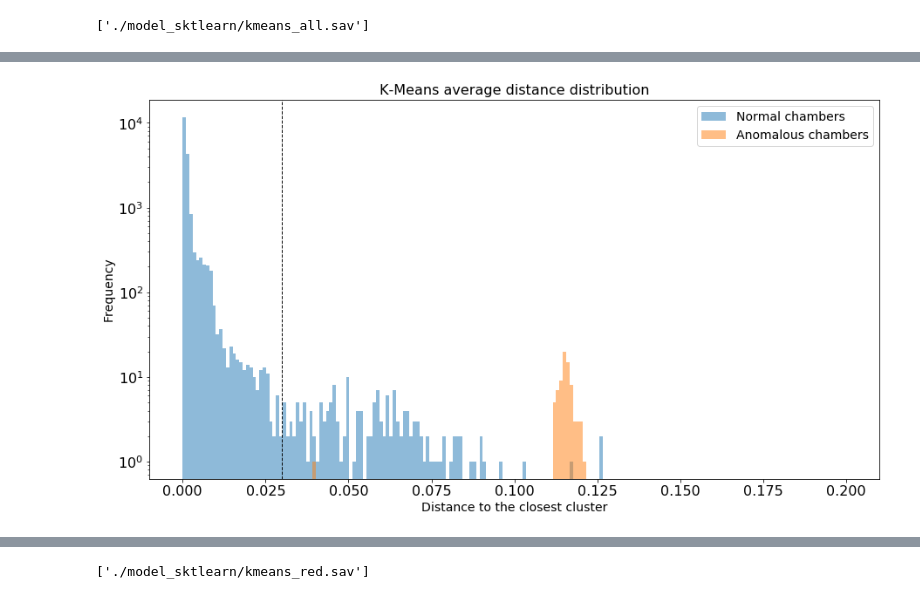
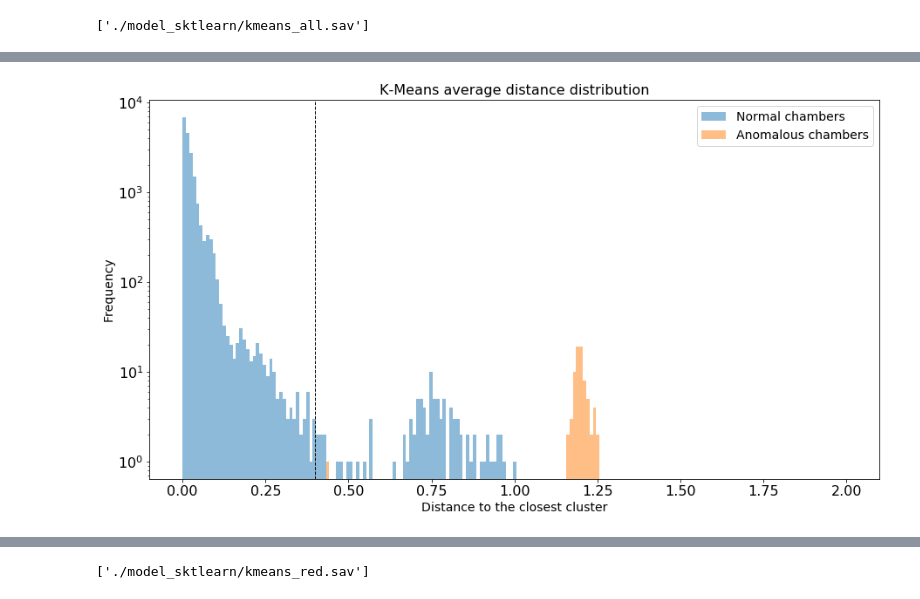
Before and after one commit to bapavlov/L1MTriggerRateMonitoringWithML, a Jupyter notebook: dt_trigger_monitoring_training.ipynb, the cells around one changed output, grey strips where cells are left out. Drawn from its saved outputs; the diff is of its cells as text; code cells hidden in the pictures.

```diff
--- a/dt_trigger_monitoring_training.ipynb
+++ b/dt_trigger_monitoring_training.ipynb
@@ -2196,9 +2281,9 @@ values = []
 for i in [-2, -1, 0, +1, +2]:
     v_temp = []
     for j in range(1, 13):
-        temp = layers_train[(layers_train.score == -1) & (layers_train.wheel == i) &\
-                            (layers_train.run == 306125) & (layers_train.sector == j)].copy()
-        temp = temp.groupby(["wheel", "station"])[["CS"]].mean().reset_index()
+        temp = cross_sections[(cross_sections.wheel == i) &\
+                            (cross_sections.sector == j)].copy()
+        #print temp
         v_temp.append(temp["CS"].iloc[0])
         #print i, j, temp["CS"].iloc[0]
     values.append(v_temp)
@@ -2269,10 +2362,10 @@ Plotting the scaled CS:
 # %%
 def extract_cs(data):
     #print data[0][3]
-    return data[0][3]
+    return data[3]
 
-layers_train["CS_red"] = layers_train["content_red_scaled"].apply(extract_cs)
-layers_test["CS_red"] = layers_test["content_red_scaled"].apply(extract_cs)
+layers_train["CS_red"] = layers_train["content_red"].apply(extract_cs)
+layers_test["CS_red"] = layers_test["content_red"].apply(extract_cs)
 # %%
 plot_scatter_2(layers_test[layers_test.run == 306125], "CS_red", -2)
 plot_scatter_2(layers_test[layers_test.run == 306125], "CS_red", -1)
@@ -2304,7 +2397,7 @@ norm = layers_train[layers_train.score == -1].copy()
 # %%
 n_cls = 450
 k_means_red = cluster.KMeans(n_clusters=n_cls)
-distances_red = k_means_red.fit_transform(np.vstack(norm["content_red_scaled"].values))
+distances_red = k_means_red.fit_transform(np.vstack(norm["content_red"].values))
 norm["kmeans_red_score"] = k_means_red.labels_
 # %%
 minim = []
@@ -2318,7 +2411,7 @@ norm["dist_red"] = minim
 # %%
 temp1 = norm.groupby(["kmeans_red_score"])[["dist_red"]].mean().reset_index()
 # %%
-distances_test_red = k_means_red.transform(np.vstack(layers_test["content_red_scaled"].values))
+distances_test_red = k_means_red.transform(np.vstack(layers_test["content_red"].values))
 minim = []
 for i in range(0, len(distances_test_red)):
     #print  min(distances_test_red[i])
@@ -2327,18 +2420,18 @@ layers_test["dist_red"] = minim
 # %%
 fig, ax = plt.subplots()
 ax.set_yscale('log')
 #ax.grid()
-bins = np.linspace(0, 0.2, 200)
+bins = np.linspace(0, 2.0, 200)
 plt.hist(layers_test[layers_test["score"] < 0]["dist_red"], bins=bins,\
          alpha=0.5, label="Normal chambers")
 plt.hist(layers_test[layers_test["score"] > 0]["dist_red"], bins=bins,\
          alpha=0.5, label="Anomalous chambers")
-plt.axvline(0.03, color='k', linestyle='dashed', linewidth=1)
+plt.axvline(0.4, color='k', linestyle='dashed', linewidth=1)
 plt.title("K-Means average distance distribution")
 plt.legend(loc='best')
 plt.ylabel('Frequency')
 plt.xlabel('Distance to the closest cluster')
 plt.show()
 # %% [output]
-[figure, old version]
+[figure, new version]
 # %%
```
Also changed, not shown: parts of 32 cells of this notebook, 1 other file.
